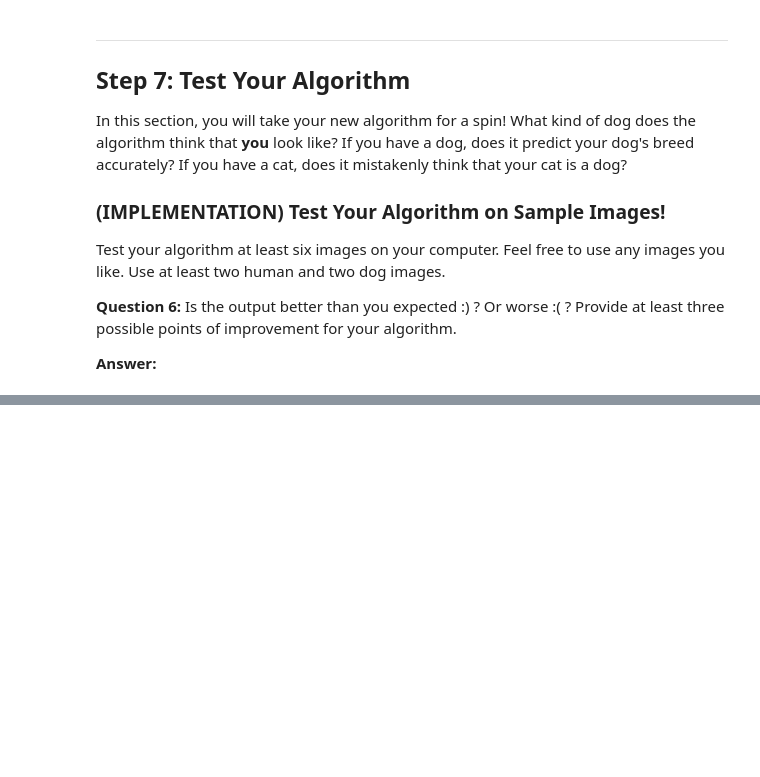
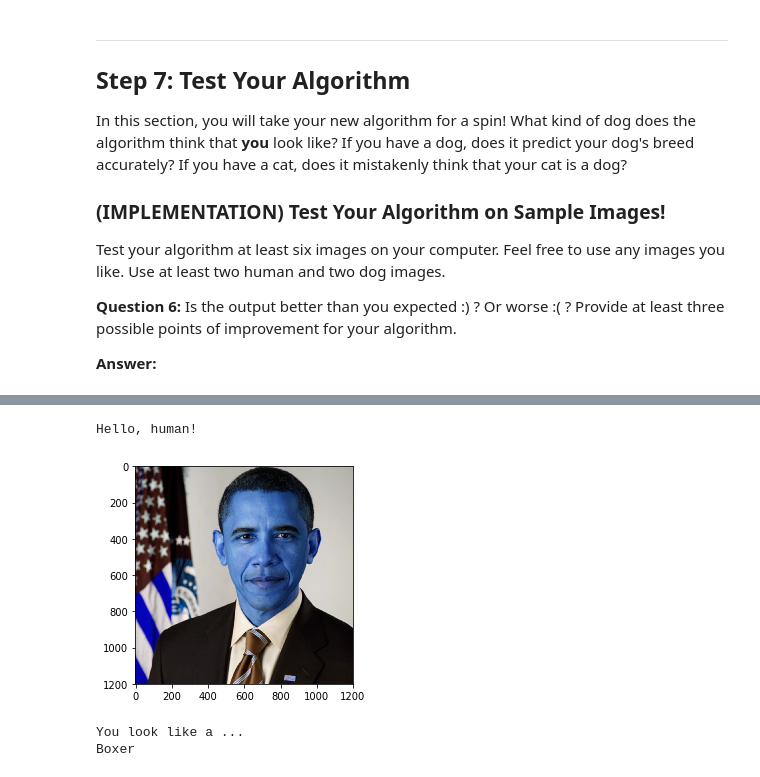
Before and after one commit to jswong65/AIND-CNN, a Jupyter notebook: dog_app.ipynb, the cells around one changed output, grey strips where cells are left out. Cells and saved outputs as stored; diff of their text form; code cells hidden in the pictures; blank space fills up the shorter version.

```diff
--- a/dog_app.ipynb
+++ b/dog_app.ipynb
@@ -804,0 +865,7 @@ __Answer:__
+# %%
+image_detector('images/Human1.jpg', face_detector, dog_detector)
+# %% [output]
+Hello, human!
+[figure, added]
+You look like a ...
+Boxer
```
Also changed, not shown: parts of 29 cells of this notebook, 9 other files.
